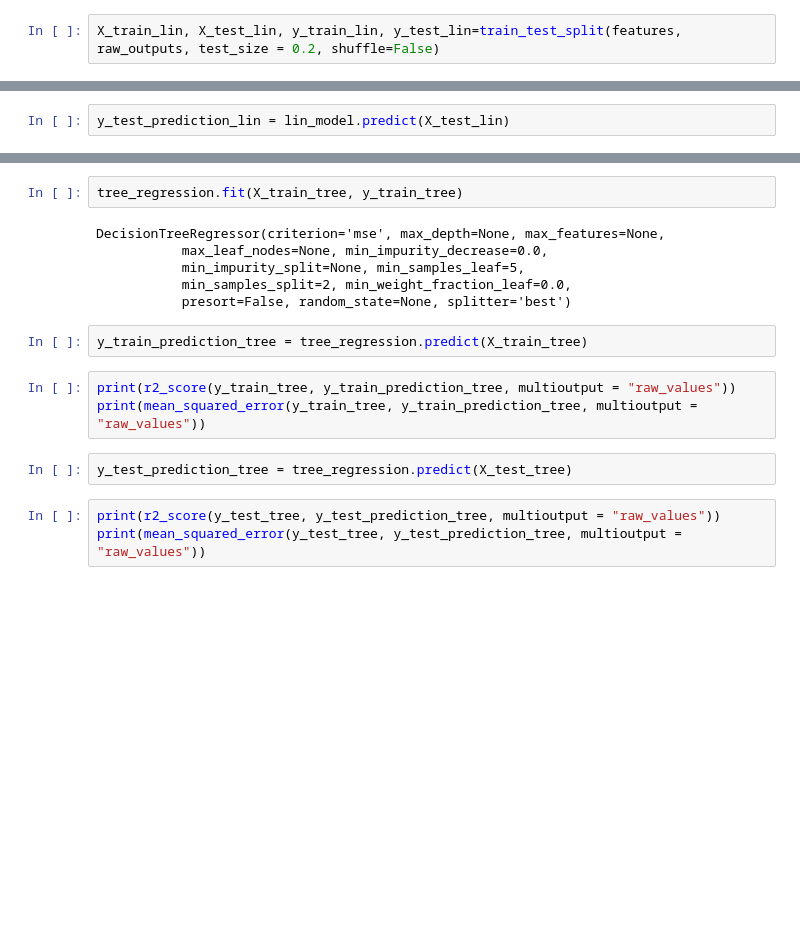
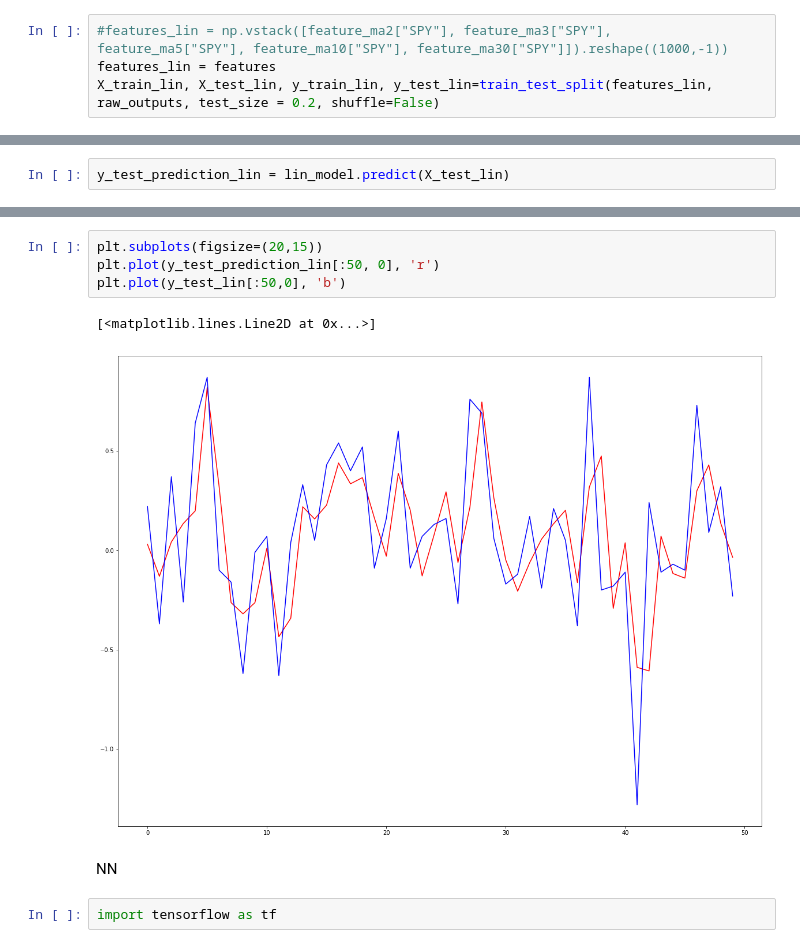
Before and after one commit to positivcheg94/project_bohomol, a Jupyter notebook: project.ipynb, the cells around one changed output, grey strips where cells are left out. Saved outputs shown, nothing was run; the diff lists cells and outputs as text; blank space fills up the shorter version.

```diff
--- a/project.ipynb
+++ b/project.ipynb
@@ -69,7 +77,9 @@ features = np.hstack([feature_ma2, feature_ma3, feature_ma5 ,feature_ma10,featur
 # %% [markdown]
 1 - linear regression model =)
 # %%
-X_train_lin, X_test_lin, y_train_lin, y_test_lin=train_test_split(features, raw_outputs, test_size = 0.2, shuffle=False)
+#features_lin = np.vstack([feature_ma2["SPY"], feature_ma3["SPY"], feature_ma5["SPY"], feature_ma10["SPY"], feature_ma30["SPY"]]).reshape((1000,-1))
+features_lin = features
+X_train_lin, X_test_lin, y_train_lin, y_test_lin=train_test_split(features_lin, raw_outputs, test_size = 0.2, shuffle=False)
 # %%
 lin_model = linear_model.LinearRegression(fit_intercept=True)
 # %%
@@ -103,18 +107,11 @@ tree_regression = tree.DecisionTreeRegressor(min_samples_leaf=5)
-# %%
-tree_regression.fit(X_train_tree, y_train_tree)
-# %% [output]
-DecisionTreeRegressor(criterion='mse', max_depth=None, max_features=None,
-           max_leaf_nodes=None, min_impurity_decrease=0.0,
-           min_impurity_split=None, min_samples_leaf=5,
-           min_samples_split=2, min_weight_fraction_leaf=0.0,
-           presort=False, random_state=None, splitter='best')
-# %%
-y_train_prediction_tree = tree_regression.predict(X_train_tree)
-# %%
-print(r2_score(y_train_tree, y_train_prediction_tree, multioutput = "raw_values"))
-print(mean_squared_error(y_train_tree, y_train_prediction_tree, multioutput = "raw_values"))
-# %%
-y_test_prediction_tree = tree_regression.predict(X_test_tree)
-# %%
-print(r2_score(y_test_tree, y_test_prediction_tree, multioutput = "raw_values"))
-print(mean_squared_error(y_test_tree, y_test_prediction_tree, multioutput = "raw_values"))
+# %%
+plt.subplots(figsize=(20,15))
+plt.plot(y_test_prediction_lin[:50, 0], 'r')
+plt.plot(y_test_lin[:50,0], 'b')
+# %% [output]
+[<matplotlib.lines.Line2D at 0x...>]
+[figure, added]
+# %% [markdown]
+NN
+# %%
+import tensorflow as tf
```
Also changed, not shown: parts of 27 cells of this notebook.
